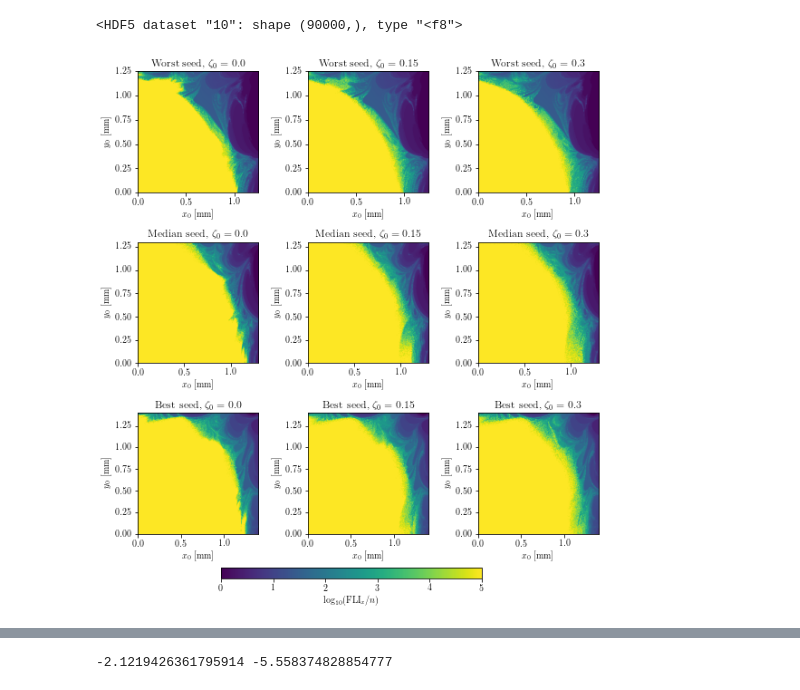
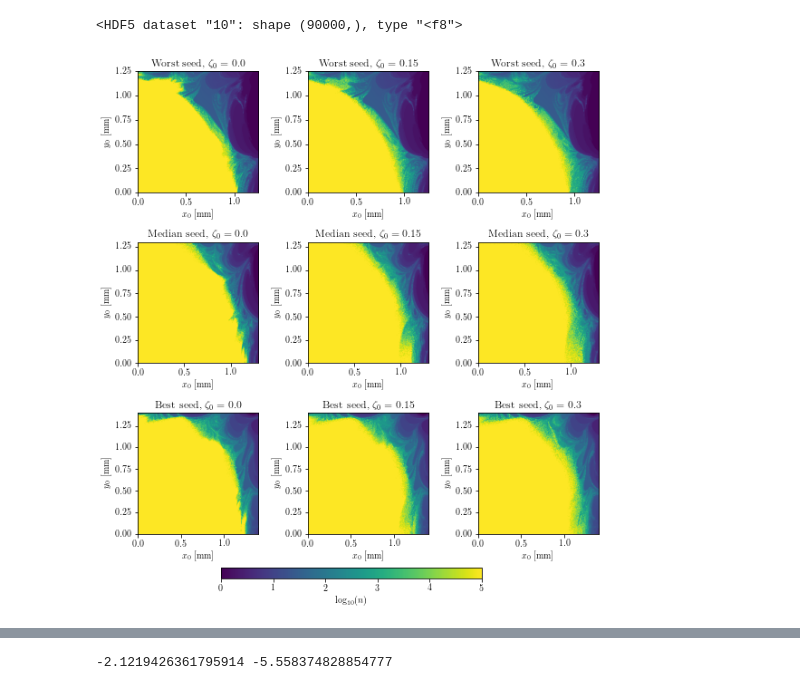
Before and after one commit to carlidel/lhc_dynamic_indicators, a Jupyter notebook: notebooks/inspections.ipynb, the cells around one changed output, grey strips where cells are left out. Saved outputs shown, nothing was run; the diff lists cells and outputs as text; code cells hidden in the pictures.

```diff
--- a/notebooks/inspections.ipynb
+++ b/notebooks/inspections.ipynb
@@ -165,31 +165,35 @@ for (lattice, extent, l_name), (zeta, z_name) in itertools.product(zip(lattice_l
     times = np.array(sorted(int(j) for j in log_disp_file[f"disp/x/log_disp"].keys()))
 
     disp_x = log_disp_file[f"disp/x/log_disp/{t}"][:]
-    threshold = find_threshold_density(np.log10(disp_x[mask]), where_chaos="higher")
+    disp_x_log = np.log10(disp_x)
+    disp_x_log[~mask] = np.nan
+    disp_x_log[np.logical_and(mask, np.isnan(disp_x_log))] = np.nanmax(disp_x_log)
+
+    threshold = find_threshold_density(disp_x_log, where_chaos="higher")
     threshold_list.append(threshold)
 
-    gt = np.log10(disp_x) < threshold
+    gt = disp_x_log < threshold
     gt_list.append(gt)
     gt = np.array(gt, dtype=float)
     gt[~mask] = np.nan
     gt_plot_list.append(gt)
-    gt_raw_data_list.append(np.log10(disp_x))
+    gt_raw_data_list.append(disp_x_log)
 # %%
 fig, axs = plt.subplots(3, 3, figsize=(8, 8))
 
 for i, ((lattice, extent, l_name), (zeta, z_name)) in enumerate(itertools.product(zip(lattice_list, extent_list, lattice_name_list), zip(zeta_list, zeta_name_list))):
 
     ax = axs[i // 3, i % 3]
     im=ax.imshow(np.log10(stability_list[i]).reshape(300, 300), origin="lower", extent=1000 * e_list[i])
     ax.set_title(f"{l_name} seed, $\\zeta_0={z_name}$")
     ax.set_xlabel("$x_0$ [mm]")
     ax.set_ylabel("$y_0$ [mm]")
 
 plt.tight_layout()
 
 # add horizontal colorbar to the bottom
 cbar_ax = fig.add_axes([0.25, -0.015, 0.5, 0.02])
-fig.colorbar(im, cax=cbar_ax, orientation="horizontal", label="$\\log_{10}(\\mathrm{{FLI}}_x / n)$")
+fig.colorbar(im, cax=cbar_ax, orientation="horizontal", label="$\\log_{10}(n)$")
 plt.savefig(os.path.join(IMGDIR, "stability.png"), dpi=300, bbox_inches="tight")
 # %% [output]
-[figure, old version]
+[figure, new version]
```
Also changed, not shown: parts of 35 cells of this notebook, 3 other files.
